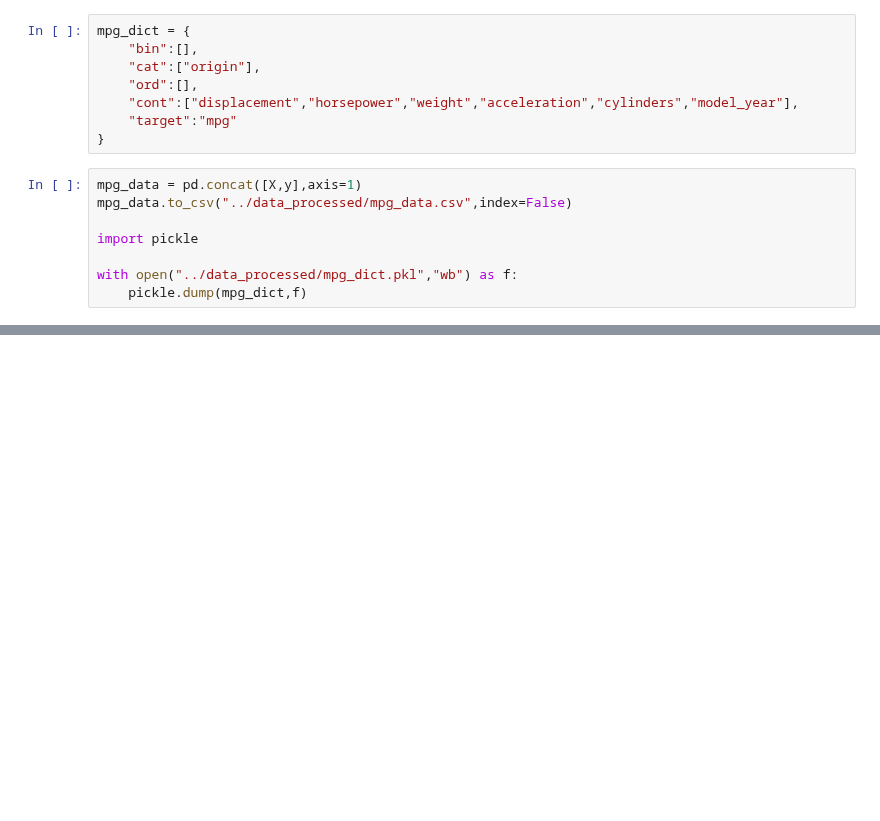
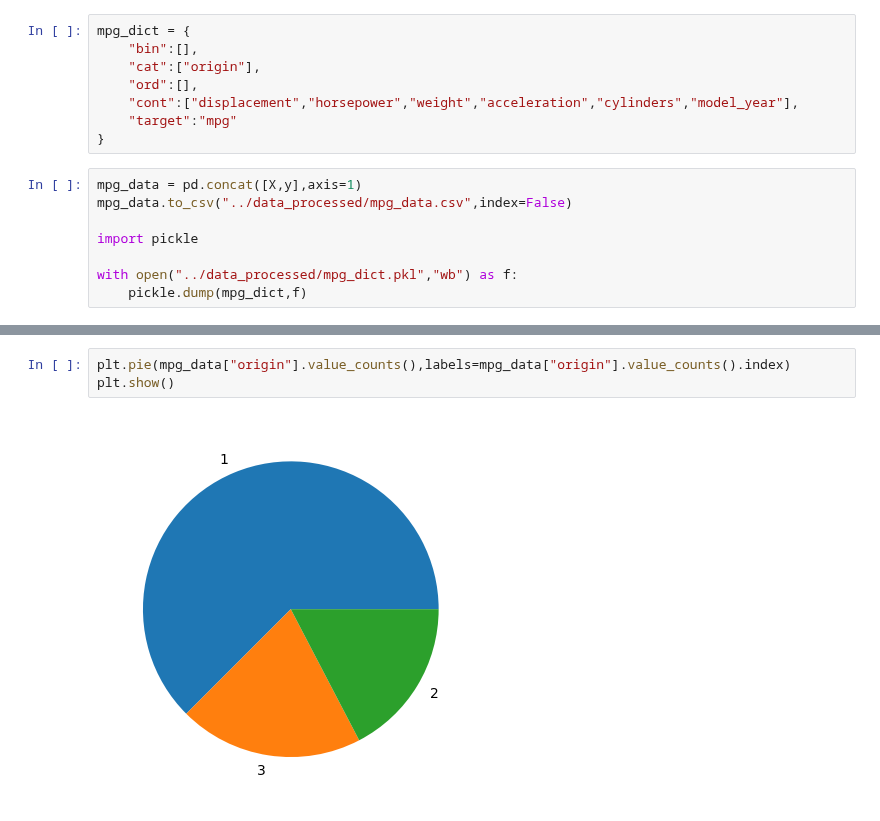
Before and after one commit to RabDou44/MachineLearning2024W, a Jupyter notebook: ass2/mpg_analysis.ipynb, the cells around one changed output, grey strips where cells are left out. Saved outputs shown, nothing was run; the diff lists cells and outputs as text; blank space fills up the shorter version.

```diff
--- a/ass2/mpg_analysis.ipynb
+++ b/ass2/mpg_analysis.ipynb
@@ -115,0 +125,5 @@ mpg_data
+# %%
+plt.pie(mpg_data["origin"].value_counts(),labels=mpg_data["origin"].value_counts().index)
+plt.show()
+# %% [output]
+[figure, added]
```
Also changed, not shown: parts of 5 cells of this notebook.
